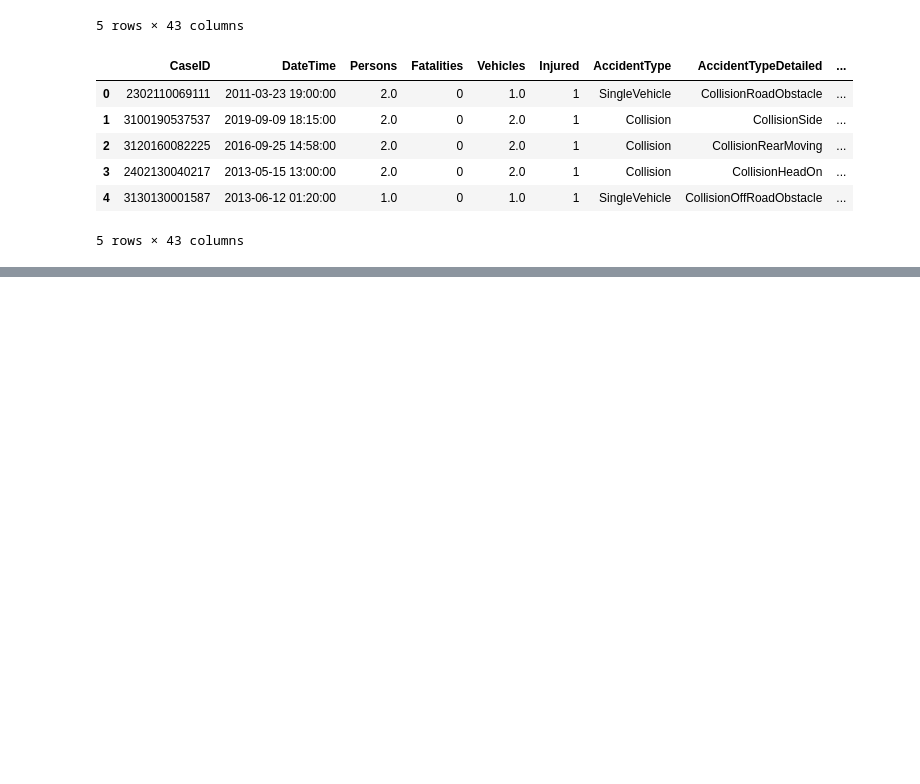
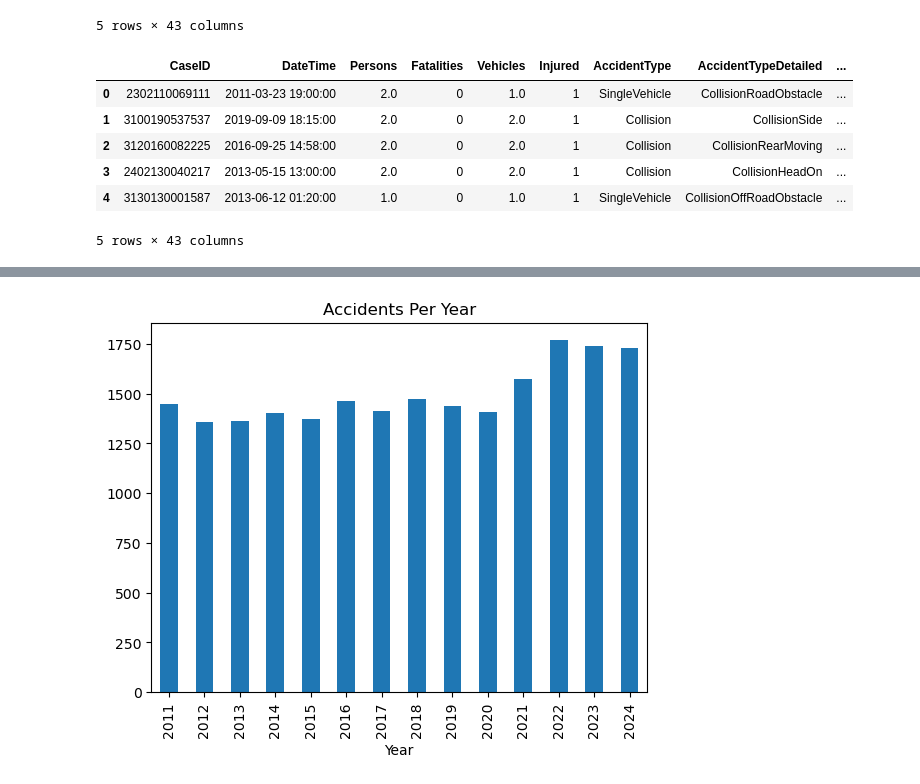
Before and after one commit to Rover-M/Estonian-traffic-accidents, a Jupyter notebook: Untitled.ipynb, the cells around one changed output, grey strips where cells are left out. Cells and saved outputs as stored; diff of their text form; code cells hidden in the pictures; blank space fills up the shorter version.

Commit message:
Cleaning first dataset

```diff
--- a/Untitled.ipynb
+++ b/Untitled.ipynb
@@ -308,0 +329,9 @@ df_clean.head()
+# %%
+df_clean["DateTime"] = pd.to_datetime(df_clean["DateTime"])
+# %%
+#dropping this column because too many null values
+df_clean = df_clean.drop(columns=["NumberOfLanes"])
+# %%
+df_clean["Year"] = df_clean["DateTime"].dt.year
+df_clean["Month"] = df_clean["DateTime"].dt.month
+df_clean["Weekday"] = df_clean["DateTime"].dt.day_name()
@@ -308,0 +354,9 @@ df_clean.head()
+# %%
+# If X or Y is None, then makes both None
+df_clean.loc[df_clean["X_Coord"].isna() | df_clean["Y_Coord"].isna(), ["X_Coord", "Y_Coord"]] = None
+# %%
+df_clean["Year"].value_counts().sort_index().plot(kind="bar")
+plt.title("Accidents Per Year")
+plt.show()
+# %% [output]
+[figure, added]
```
Also changed, not shown: parts of 5 cells of this notebook.
